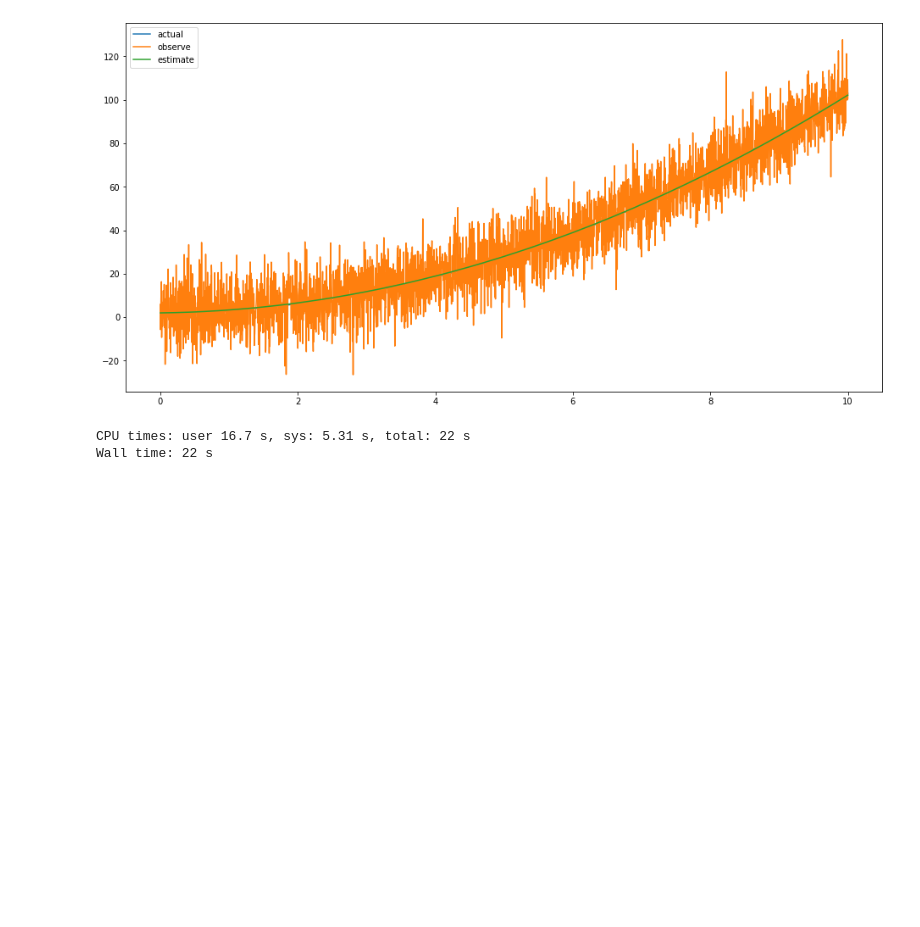
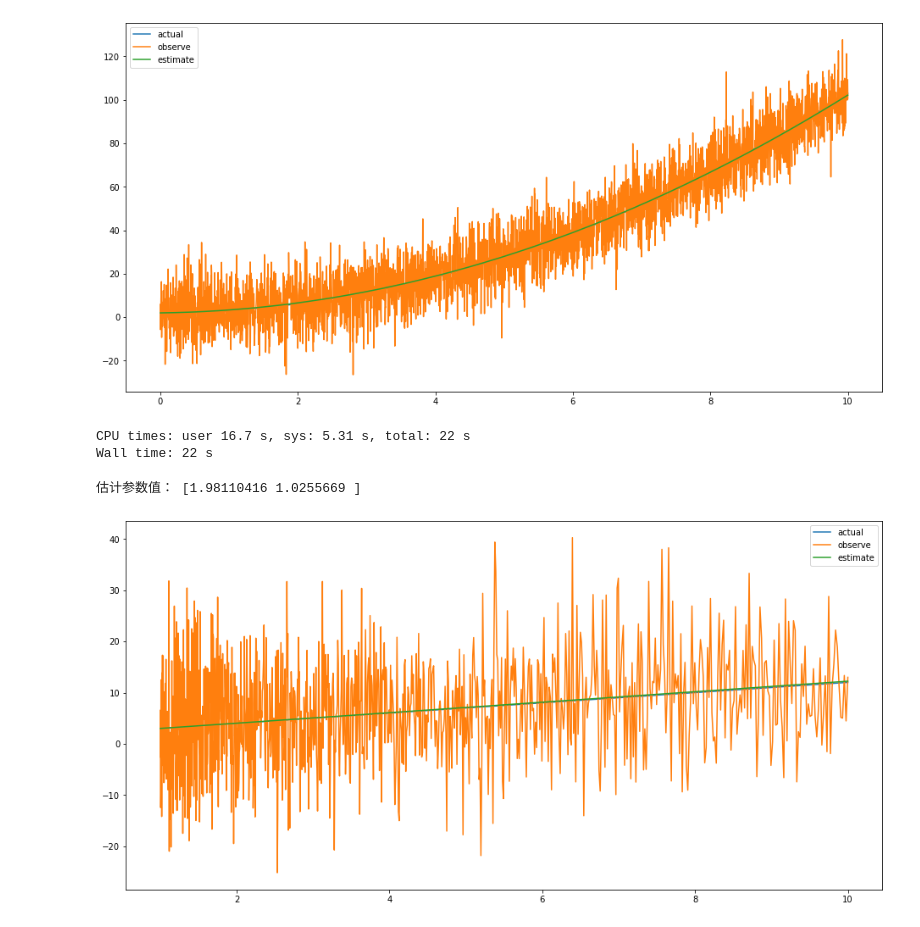
Before and after one commit to WangMinSSS/jupyterWorkplace, a Jupyter notebook: stat_sig_process/Linear_fit.ipynb, the cells around one changed output. Saved outputs shown, nothing was run; the diff lists cells and outputs as text; code cells hidden in the pictures; blank space fills up the shorter version.

```diff
--- a/stat_sig_process/Linear_fit.ipynb
+++ b/stat_sig_process/Linear_fit.ipynb
@@ -70,3 +70,30 @@ plt.show()
 [figure]
 CPU times: user 16.7 s, sys: 5.31 s, total: 22 s
 Wall time: 22 s
+# %%
+%%time
+N = 1000
+t = np.logspace(0,1,N)
+H = np.zeros((2,N))
+H[0] = np.ones(N)
+H[1] = t
+a = np.array([2,1]) # 待测参数
+
+G_noise = stats.norm.rvs(loc=0, scale=10, size=N) # 高斯白噪声
+
+y1 = np.dot(a,H)
+y2 = y1+G_noise
+A = np.linalg.inv(H.dot(H.T)).dot(H).dot(y2.T)
+y3 = np.dot(A,H)
+
+print('估计参数值：',A)
+
+plt.figure(figsize=(16,8))
+plt.plot(t,y1,label='actual')
+plt.plot(t,y2,label='observe')
+plt.plot(t,y3,label='estimate')
+plt.legend(loc='best')
+plt.show()
+# %% [output]
+估计参数值： [1.98110416 1.0255669 ]
+[figure, added]
```
Also changed, not shown: parts of 2 cells of this notebook, 2 other files.
